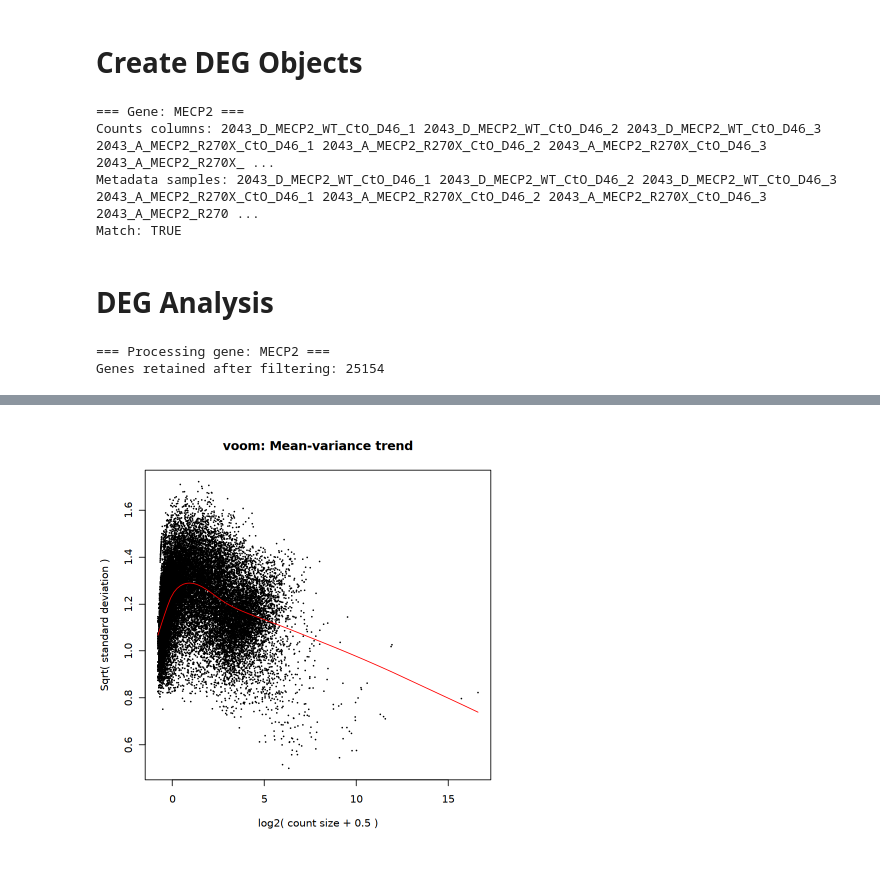
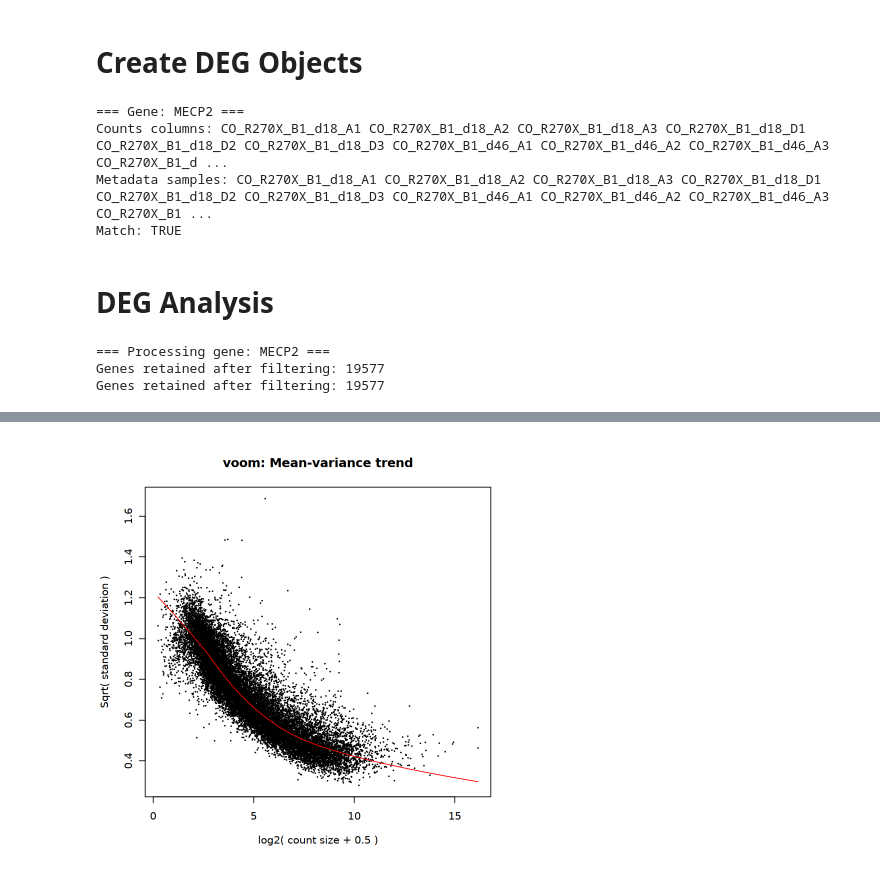
Before and after one commit to vhaghani26/Fink_Klaudia_RNAseq_2026, a Jupyter notebook: 05.2_DEG_Analysis.ipynb, the cells around one changed output, grey strips where cells are left out. Cells and saved outputs as stored; diff of their text form; code cells hidden in the pictures.

Commit message:
DEG analysis

```diff
--- a/05.2_DEG_Analysis.ipynb
+++ b/05.2_DEG_Analysis.ipynb
@@ -24,10 +24,10 @@ library(ggplot2)
 # Load Metadata
 # %%
 # Read in metadata
-metadata <- read.csv("metadata_batch1.csv")
+metadata <- read.csv("metadata.csv")
 
 # Split metadata by gene to create named lists
-metadata <- split(metadata, metadata$gene)
+metadata <- split(metadata, metadata$Gene)
 
 # Remove any empty data frames that might result from filtering
 metadata <- metadata[sapply(metadata, nrow) > 0]
@@ -147,18 +144,18 @@ gene_analysis_objects <- lapply(names(metadata), function(gene_name) {
 names(gene_analysis_objects) <- names(metadata)
 # %%
 # Verify that counts and metadata are properly aligned for each gene
-for (gene_name in names(gene_analysis_objects)) {
-  obj <- gene_analysis_objects[[gene_name]]
-  cat("\n=== Gene:", gene_name, "===")
+for (Gene in names(gene_analysis_objects)) {
+  obj <- gene_analysis_objects[[Gene]]
+  cat("\n=== Gene:", Gene, "===")
   cat("\nCounts columns:", colnames(obj$counts))
-  cat("\nMetadata samples:", obj$metadata$sample_name)
-  cat("\nMatch:", identical(colnames(obj$counts), obj$metadata$sample_name))
+  cat("\nMetadata samples:", obj$metadata$Sample_Name)
+  cat("\nMatch:", identical(colnames(obj$counts), obj$metadata$Sample_Name))
   cat("\n")
 }
 # %% [output]
 === Gene: MECP2 ===
-Counts columns: 2043_D_MECP2_WT_CtO_D46_1 2043_D_MECP2_WT_CtO_D46_2 2043_D_MECP2_WT_CtO_D46_3 2043_A_MECP2_R270X_CtO_D46_1 2043_A_MECP2_R270X_CtO_D46_2 2043_A_MECP2_R270X_CtO_D46_3 2043_A_MECP2_R270X_ ...
-Metadata samples: 2043_D_MECP2_WT_CtO_D46_1 2043_D_MECP2_WT_CtO_D46_2 2043_D_MECP2_WT_CtO_D46_3 2043_A_MECP2_R270X_CtO_D46_1 2043_A_MECP2_R270X_CtO_D46_2 2043_A_MECP2_R270X_CtO_D46_3 2043_A_MECP2_R270 ...
+Counts columns: CO_R270X_B1_d18_A1 CO_R270X_B1_d18_A2 CO_R270X_B1_d18_A3 CO_R270X_B1_d18_D1 CO_R270X_B1_d18_D2 CO_R270X_B1_d18_D3 CO_R270X_B1_d46_A1 CO_R270X_B1_d46_A2 CO_R270X_B1_d46_A3 CO_R270X_B1_d ...
+Metadata samples: CO_R270X_B1_d18_A1 CO_R270X_B1_d18_A2 CO_R270X_B1_d18_A3 CO_R270X_B1_d18_D1 CO_R270X_B1_d18_D2 CO_R270X_B1_d18_D3 CO_R270X_B1_d46_A1 CO_R270X_B1_d46_A2 CO_R270X_B1_d46_A3 CO_R270X_B1 ...
 Match: TRUE
 # %% [markdown]
 # DEG Analysis
@@ -180,9 +177,9 @@ for (gene_name in names(gene_analysis_objects)) {
   cpm_pre <- cpm(d0)
 
   # Filter genes by expression
-  keep1 <- filterByExpr(d0, gene_obj$design)
-  keep2 <- rowSums(cpm_pre > 2) >= 2
-  keep <- keep1 | keep2
+  keep <- filterByExpr(d0, gene_obj$design)
+  cat("Genes retained after filtering:", sum(keep), "\n")
+  d <- d0[keep, ]
 
   cat("Genes retained after filtering:", sum(keep), "\n")
 
@@ -207,7 +204,8 @@ for (gene_name in names(gene_analysis_objects)) {
 }
 # %% [output]
 === Processing gene: MECP2 ===
-Genes retained after filtering: 25154
+Genes retained after filtering: 19577
+Genes retained after filtering: 19577
 # %%
 # Loop through each gene in gene_analysis_objects
 for (gene_name in names(gene_analysis_objects)) {
@@ -223,21 +221,18 @@ for (gene_name in names(gene_analysis_objects)) {
   d0 <- calcNormFactors(d0)
 
   # Filter genes by expression
-  keep1 <- filterByExpr(d0, gene_obj$design)
-  keep2 <- rowSums(cpm_pre > 2) >= 2
-  keep <- keep1 | keep2
-
+  keep <- filterByExpr(d0, gene_obj$design)
   cat("Genes retained after filtering:", sum(keep), "\n")
   d <- d0[keep, ]
 
   # Obtain log-transformed normalized expression data
   logcpm <- cpm(d, prior.count = 2, log = TRUE)
   write.table(logcpm,
-              paste0("05_gene_counts/", gene_name, "_normalized_counts_batch1.txt"),
+              paste0("05_gene_counts/", gene_name, "_normalized_counts.txt"),
               sep = "\t", quote = FALSE)
 
-  # Make design matrix column names syntactically valid
-  colnames(gene_obj$design) <- make.names(colnames(gene_obj$design))
+  # Clean up design matrix column names
+  colnames(gene_obj$design) <- gsub("^Group", "", colnames(gene_obj$design))
 
   # Voom transformation
   y <- voom(d, gene_obj$design, plot = TRUE)
@@ -245,28 +240,23 @@ for (gene_name in names(gene_analysis_objects)) {
   # Fit linear model
   fit <- lmFit(y, gene_obj$design)
 
-  # Get all unique groups for this gene and make names valid
-  unique_groups <- unique(gene_obj$metadata$group)
-  unique_groups_valid <- make.names(unique_groups)
+  # Get all unique groups for this gene
+  unique_groups <- unique(gene_obj$metadata$Group)
   cat("Unique groups:", paste(unique_groups, collapse = ", "), "\n")
-  cat("Valid group names:", paste(unique_groups_valid, collapse = ", "), "\n")
+  cat("Design matrix columns:", paste(colnames(gene_obj$design), collapse = ", "), "\n")
 
   # Generate all possible pairwise comparisons
   if (length(unique_groups) > 1) {
-    comparisons <- combn(unique_groups_valid, 2, simplify = FALSE)
+    comparisons <- combn(unique_groups, 2, simplify = FALSE)
 
     # Loop through each pairwise comparison
     for (comparison in comparisons) {
       group1 <- comparison[1]
       group2 <- comparison[2]
 
-      # Get original group names for display
-      orig_group1 <- unique_groups[unique_groups_valid == group1]
-      orig_group2 <- unique_groups[unique_groups_valid == group2]
+      cat("  Comparison:", group1, "vs", group2, "\n")
 
-      cat("  Comparison:", orig_group1, "vs", orig_group2, "\n")
-
-      # Define contrast
+      # Define contrast using exact group names
       contr <- makeContrasts(
         contrasts = paste0(group1, "-", group2),
         levels = gene_obj$design
@@ -287,7 +277,7 @@ for (gene_name in names(gene_analysis_objects)) {
 
       # Save results
       write.csv(top.table,
-                file = paste0("05_DEGs/", orig_group1, "_vs_", orig_group2, "_results.csv"),
+                file = paste0("05_DEGs/", group1, "_vs_", group2, "_results.csv"),
                 row.names = TRUE)
     }
   } else {
@@ -315 +305 @@ Valid group names: MECP2_WT_CtO_D46, MECP2_R270X_CtO_D46, MECP2_R270X_CtO_D18, M
-[figure, old version]
+[figure, new version]
```
Also changed, not shown: parts of 6 cells of this notebook, 2 other files.
